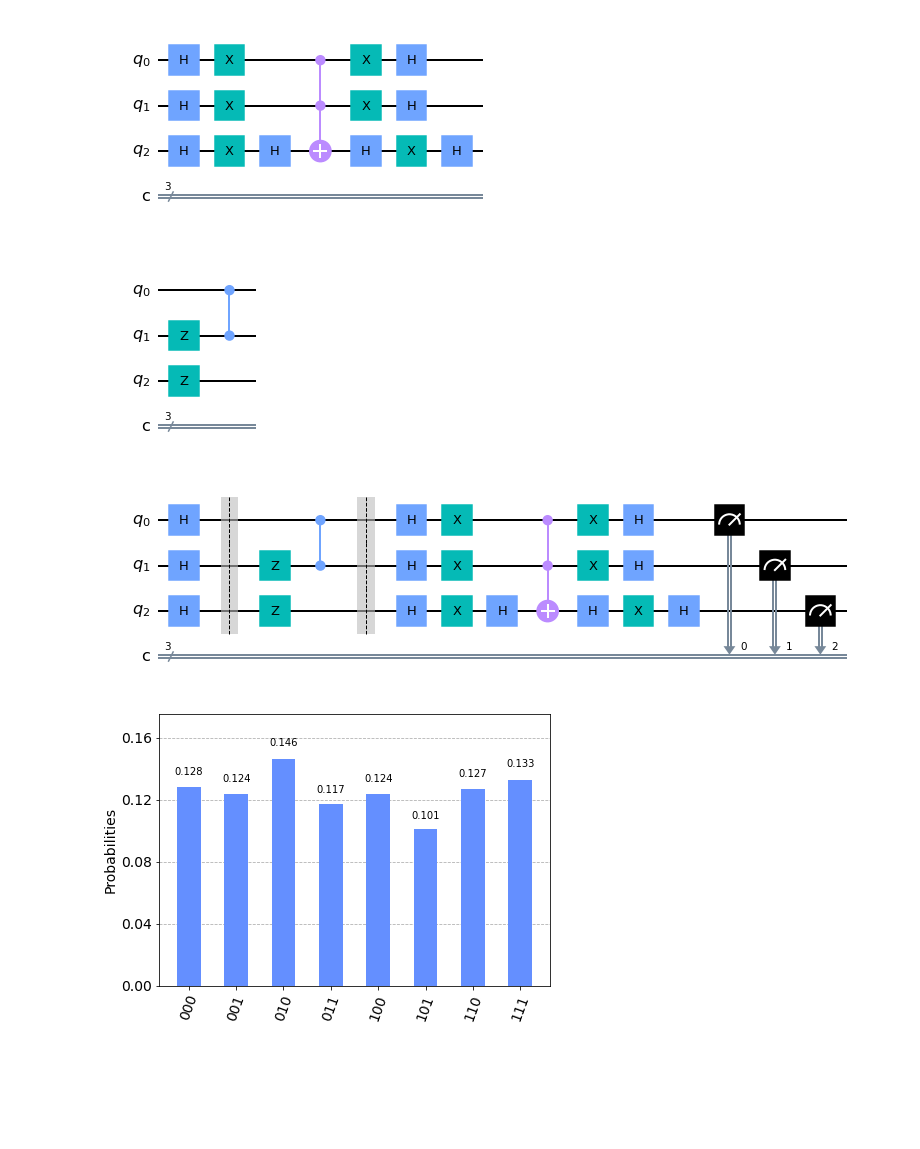
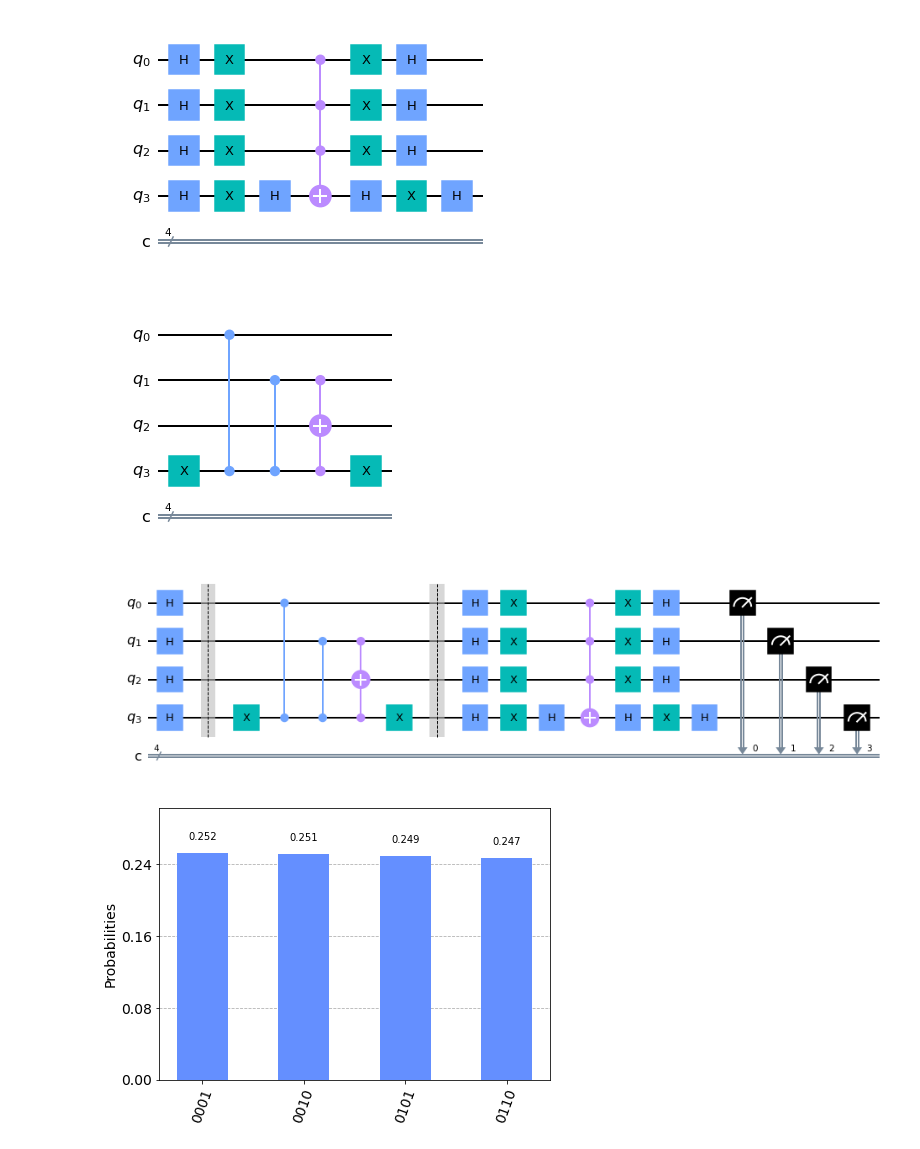
Before and after one commit to alu0101119373/TFG-Notebooks, a Jupyter notebook: grover_ej3_sim.ipynb, the cells around one changed output. Cells and saved outputs as stored; diff of their text form; code cells hidden in the pictures; blank space fills up the shorter version.

```diff
--- a/grover_ej3_sim.ipynb
+++ b/grover_ej3_sim.ipynb
@@ -19,7 +19,7 @@ def Grover (qubits):
     return g
 # %%
 # Caso de una puerta de Grover para 4 Qubits
-Grover(3).draw()
+Grover(4).draw()
 # %% [output]
-[figure, old version]
+[figure, new version]
 # %%
@@ -35,26 +38,30 @@ def grover_algorithm (detector, qubits):
 # %%
 # Este detector pone en fase pi (invierte el signo) de los Qubits
 # que formen un número cuyo número de letras sea impar
-Detector = QuantumCircuit(3,3)
+Detector = QuantumCircuit(4,4)
 
-Detector.z(1)
-Detector.z(2)
+Detector.x(3)
 
-Detector.cz(1, 0)
+Detector.cz(3, 0)
+Detector.cz(3, 1)
+
+Detector.mct([3,1], 2, 0)
+
+Detector.x(3)
 
 Detector.draw()
 # %% [output]
-[figure, old version]
+[figure, new version]
 # %%
-circ = grover_algorithm(Detector, 3)
+circ = grover_algorithm(Detector, 4)
 circ.draw()
 # %% [output]
-[figure, old version]
+[figure, new version]
 # %%
 backend = Aer.get_backend("qasm_simulator")
-job = execute(circ, backend, shots = 1000)
+job = execute(circ, backend, shots = 20000)
 result = job.result()
 count = result.get_counts(circ)
 plot_histogram(count)
 # %% [output]
-[figure, old version]
+[figure, new version]
```
Also changed, not shown: parts of 1 cell of this notebook.
